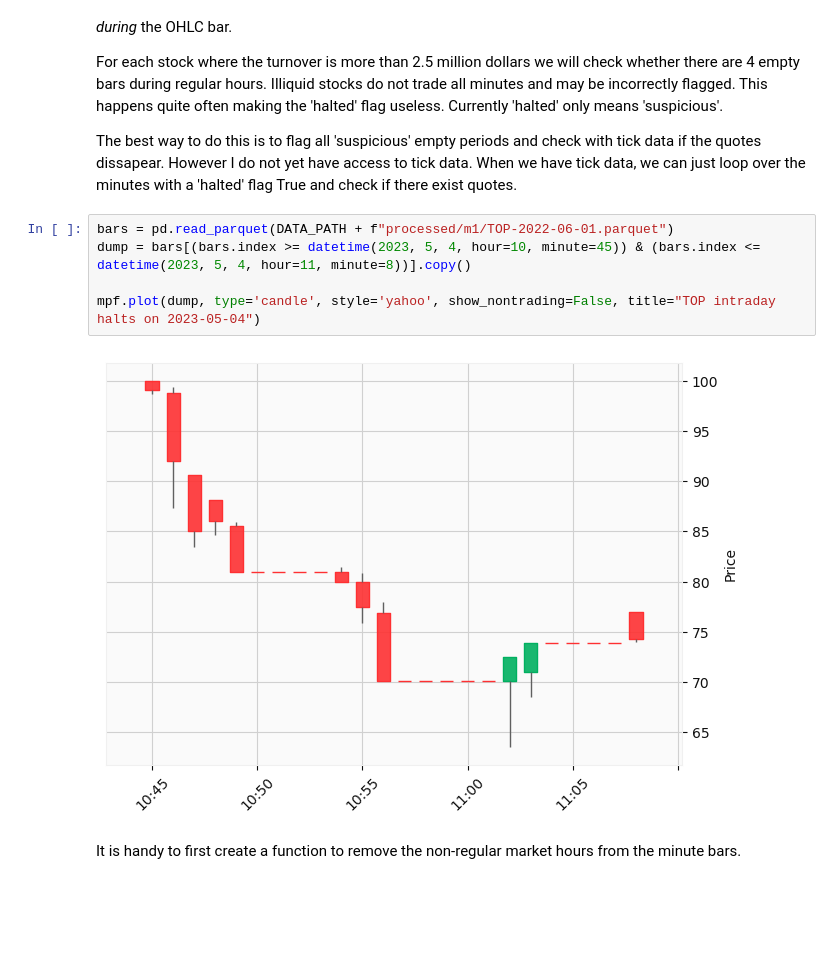
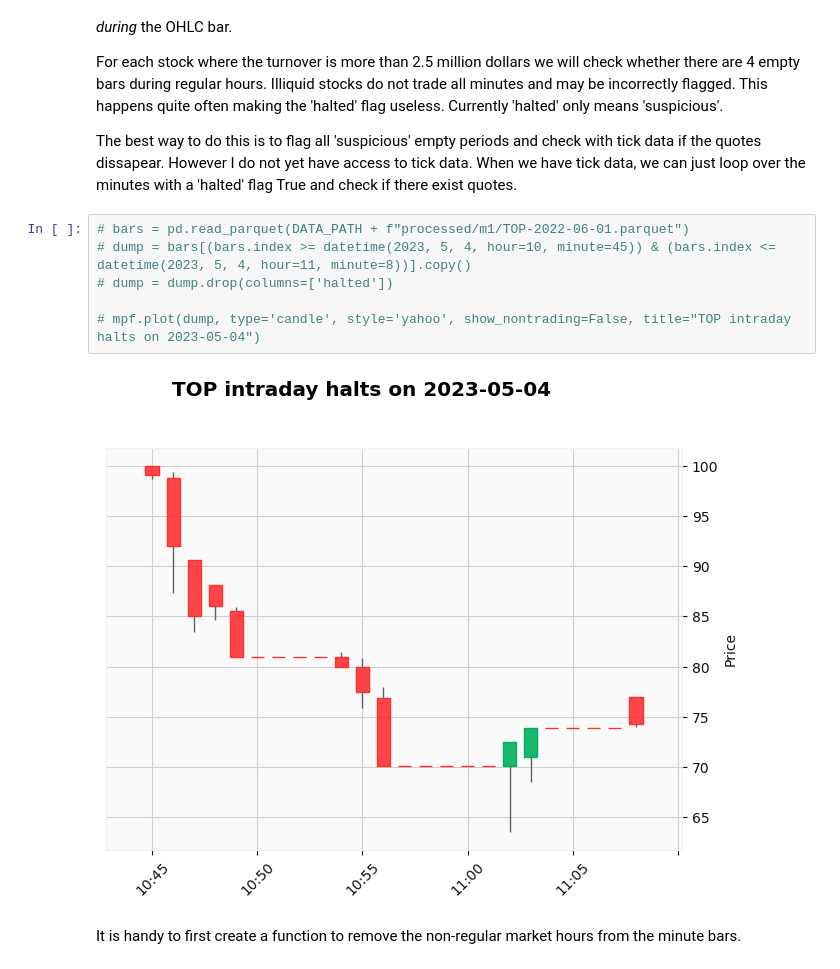
Before and after one commit to shinathan/QSExtended, a Jupyter notebook: data_import/polygon/5_process_raw_data.ipynb, the cells around one changed output. Cells and saved outputs as stored; diff of their text form; blank space fills up the shorter version.

```diff
--- a/data_import/polygon/5_process_raw_data.ipynb
+++ b/data_import/polygon/5_process_raw_data.ipynb
@@ -396,12 +396,13 @@ For each stock where the turnover is more than 2.5 million dollars we will check
 
 The best way to do this is to flag all 'suspicious' empty periods and check with tick data if the quotes dissapear. However I do not yet have access to tick data. When we have tick data, we can just loop over the minutes with a 'halted' flag True and check if there exist quotes.
 # %%
-bars = pd.read_parquet(DATA_PATH + f"processed/m1/TOP-2022-06-01.parquet")
-dump = bars[(bars.index >= datetime(2023, 5, 4, hour=10, minute=45)) & (bars.index <= datetime(2023, 5, 4, hour=11, minute=8))].copy()
+# bars = pd.read_parquet(DATA_PATH + f"processed/m1/TOP-2022-06-01.parquet")
+# dump = bars[(bars.index >= datetime(2023, 5, 4, hour=10, minute=45)) & (bars.index <= datetime(2023, 5, 4, hour=11, minute=8))].copy()
+# dump = dump.drop(columns=['halted'])
 
-mpf.plot(dump, type='candle', style='yahoo', show_nontrading=False, title="TOP intraday halts on 2023-05-04")
+# mpf.plot(dump, type='candle', style='yahoo', show_nontrading=False, title="TOP intraday halts on 2023-05-04")
 # %% [output]
-[figure, old version]
+[figure, new version]
 # %% [markdown]
 It is handy to first create a function to remove the non-regular market hours from the minute bars.
 # %%
```
Also changed, not shown: parts of 3 cells of this notebook, 3 other files.
